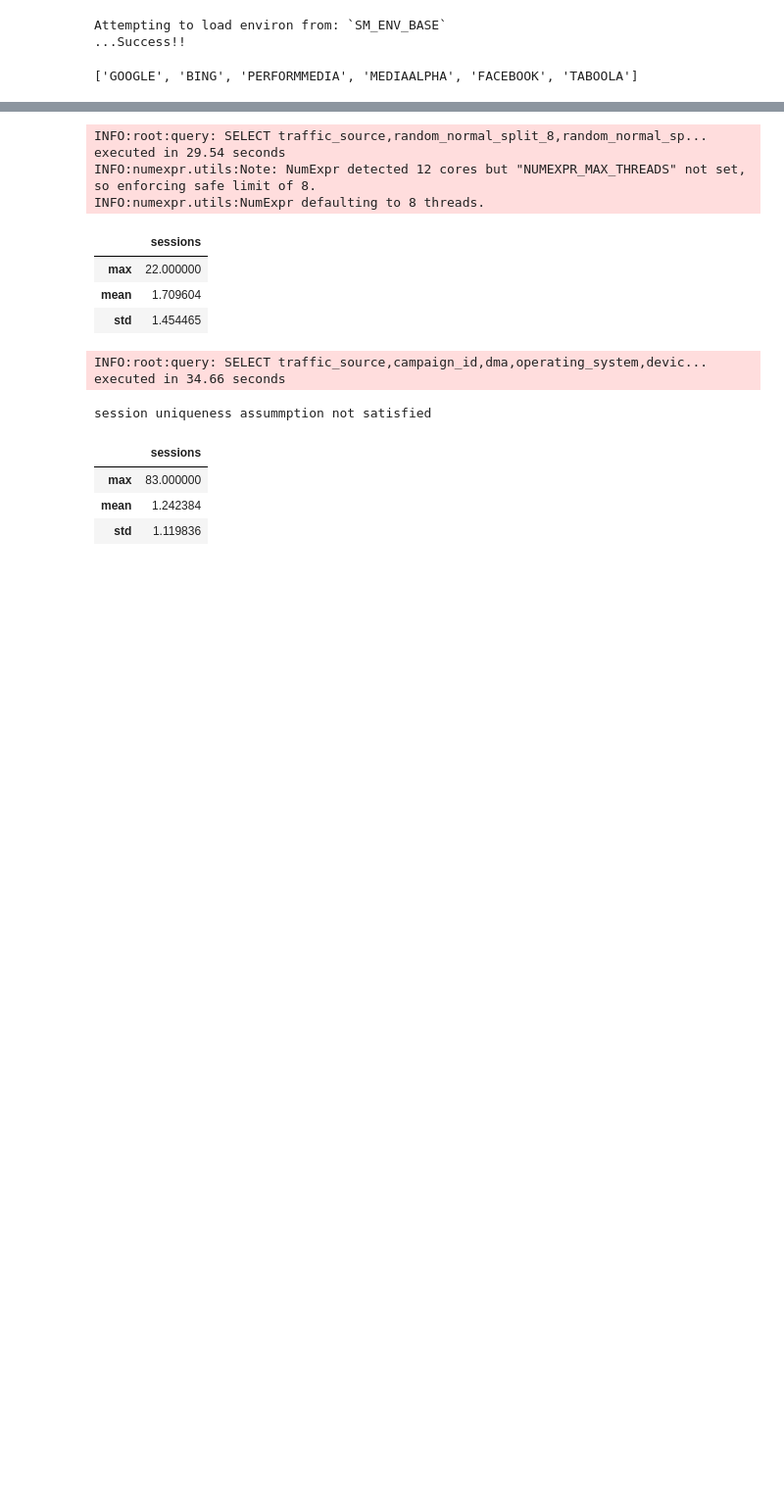
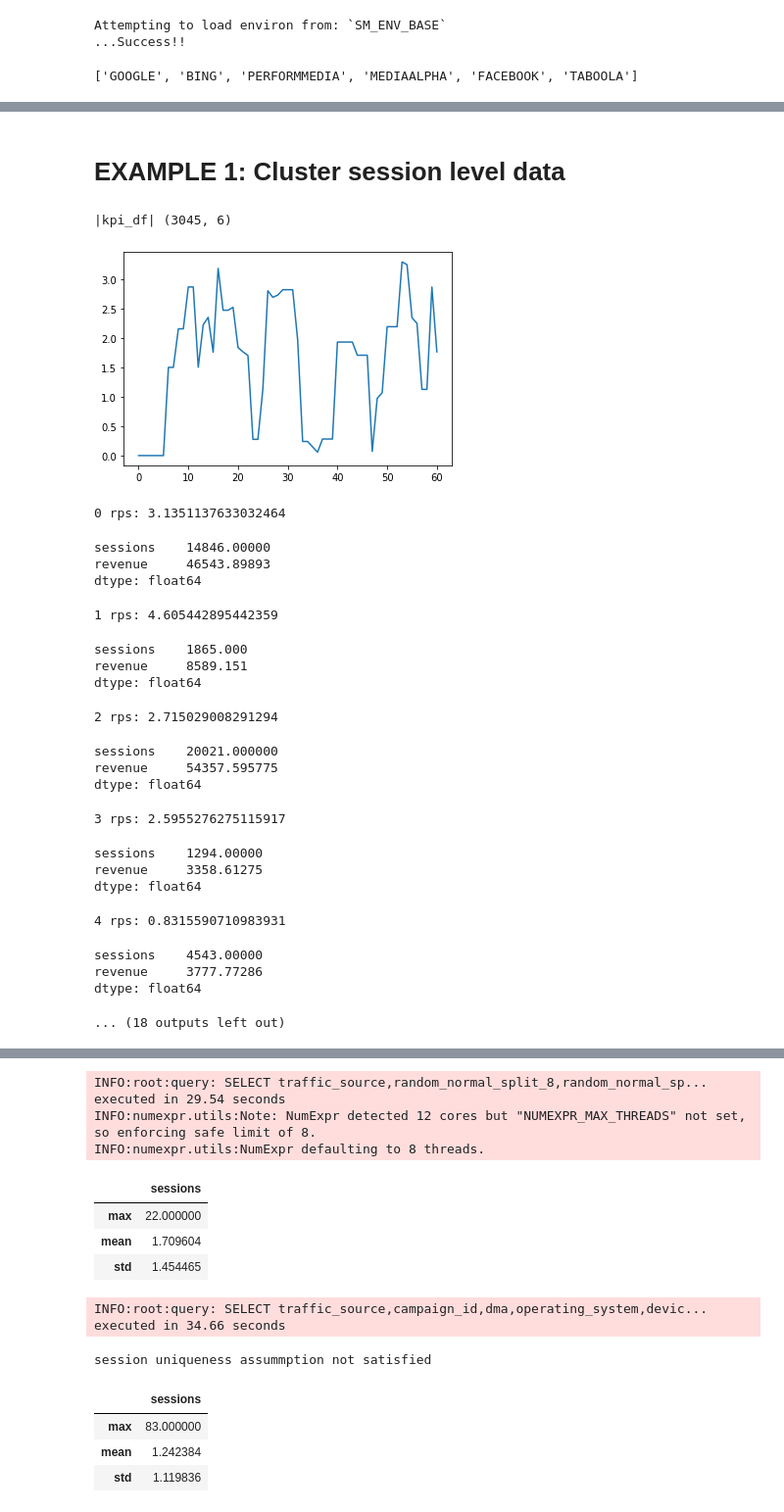
Before and after one commit to pkrishnamurthy1007/adtech, a Jupyter notebook: notebooks/aduriseti_shared/rps_est.ipynb, the cells around one changed output, grey strips where cells are left out. Shown at 98% size. Cells and saved outputs as stored; diff of their text form; code cells hidden in the pictures; blank space fills up the shorter version.

Commit message:
added some rps estimation examples

```diff
--- a/notebooks/aduriseti_shared/rps_est.ipynb
+++ b/notebooks/aduriseti_shared/rps_est.ipynb
@@ -595,7 +482,3 @@ TODAY = NOW.date()
 start_date = TODAY-90*DAY
 eval_date = TODAY-30*DAY
 end_date = TODAY
-# %%
-session_df = unified_session(
-    start_date,end_date,
-    product,TABOOLA)
@@ -812,0 +578,44 @@ dtype: float64
+# %% [markdown]
+# EXAMPLE 1: Cluster session level data
+# %%
+# traffic_source=TABOOLA
+traffic_source=MEDIA_ALPHA
+session_df = unified_session(
+    start_date,end_date,
+    product,traffic_source)
+
+session_df["rps"] = session_df["revenue"]
+session_df["sessions"] = 1
+session_df["score"] = session_df[["score_null","score_adv","score_supp"]].sum(axis=1)
+session_df["lps"] = session_df["revenue"] > 0
+session_df["rpl"] = session_df["revenue"] / (session_df["revenue"] > 0)
+# %%
+# some discontinued campaigns looks like - makes eval on product of camapgin and keyword difficult
+session_df["keyword_clust"] = cluster_on(session_df,start_date,eval_date,end_date,["campaign_id","keyword"],CLUSTS=6)
+# session_df["keyword_clust"] = cluster_on(session_df,start_date,eval_date,end_date,["keyword"],CLUSTS=6)
+
+session_df["loc_platform_clust"] = cluster_on(session_df,start_date,eval_date,end_date,["dma","operating_system","device"],CLUSTS=6)
+# %% [output]
+|kpi_df| (3045, 6)
+[figure, added]
+0 rps: 3.1351137633032464
+sessions    14846.00000
+revenue     46543.89893
+dtype: float64
+1 rps: 4.605442895442359
+sessions    1865.000
+revenue     8589.151
+dtype: float64
+2 rps: 2.715029008291294
+sessions    20021.000000
+revenue     54357.595775
+dtype: float64
+3 rps: 2.5955276275115917
+sessions    1294.00000
+revenue     3358.61275
+dtype: float64
+4 rps: 0.8315590710983931
+sessions    4543.00000
+revenue     3777.77286
+dtype: float64
+... (18 outputs left out)
```
Also changed, not shown: parts of 19 cells of this notebook.
